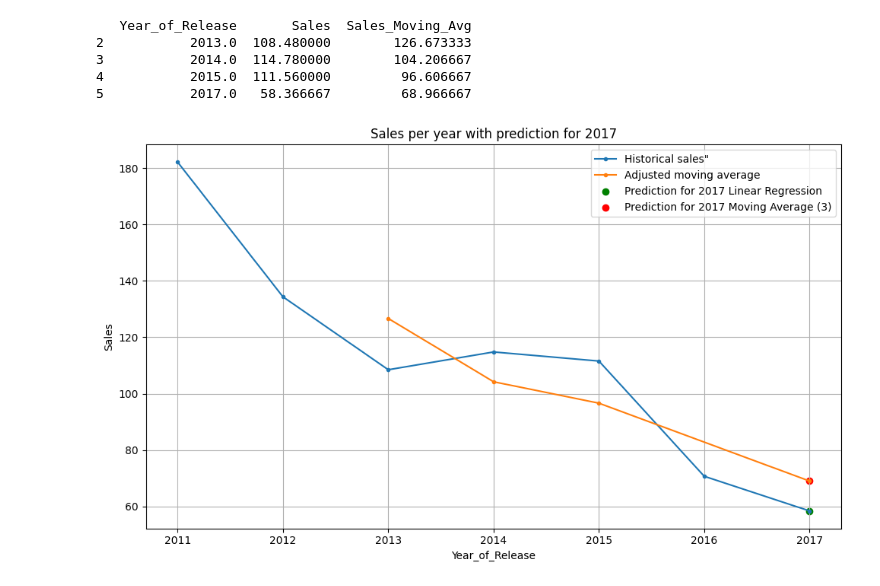
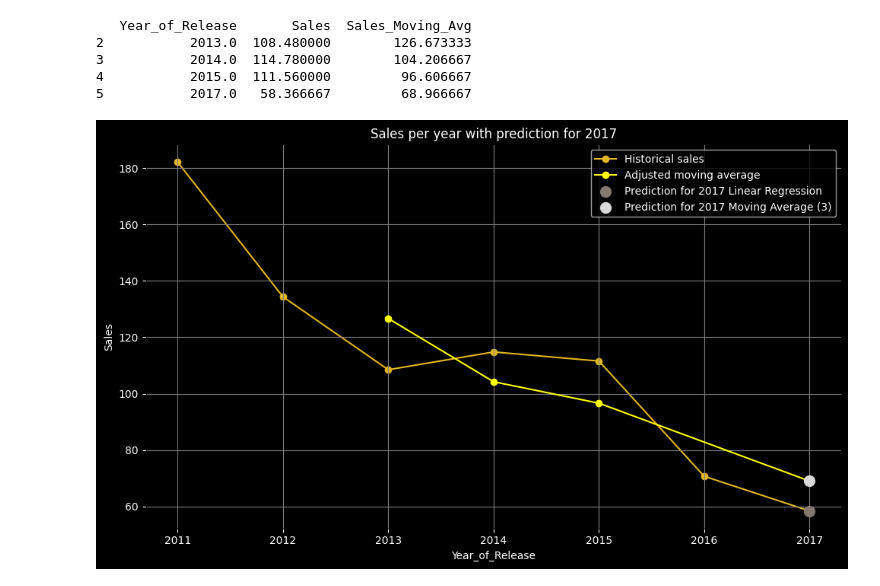
Before and after one commit to R4F43LB/Video-game-analytics, a Jupyter notebook: EDAJupyterNotebooks/EDA_Video_Games_Sales.ipynb, the cells around one changed output. Saved outputs shown, nothing was run; the diff lists cells and outputs as text; code cells hidden in the pictures.

```diff
--- a/EDAJupyterNotebooks/EDA_Video_Games_Sales.ipynb
+++ b/EDAJupyterNotebooks/EDA_Video_Games_Sales.ipynb
@@ -502,31 +502,37 @@ print(total_sales_by_year)
 5           2017.0   58.366667         68.966667
 # %%
 # Plot historical data and prediction
-plt.figure(figsize=(10, 6))
+plt.figure(figsize=(10, 6),facecolor="#000000")
 
 
 # Original historical data
-plt.plot(Sale_by_Year['Year_of_Release'], Sale_by_Year['Sales'], marker='.', label='Historical sales"')
+plt.plot(Sale_by_Year['Year_of_Release'], Sale_by_Year['Sales'], marker='o', label='Historical sales', color='#E2B622',zorder=1)
 
 # Historical data with a 3-period moving average
-plt.plot(total_sales_by_year['Year_of_Release'], total_sales_by_year['Sales_Moving_Avg'], marker='.', label='Adjusted moving average')
+plt.plot(total_sales_by_year['Year_of_Release'], total_sales_by_year['Sales_Moving_Avg'], marker='o', label='Adjusted moving average',color='yellow',zorder=2)
 
 # Forecast period
-plt.scatter(2017, predicted_sales_2017, color='green', label='Prediction for 2017 Linear Regression')
+plt.scatter(2017, predicted_sales_2017, color='#837872', label='Prediction for 2017 Linear Regression',marker='o',zorder=3, s=100)
 
 # Forecast period with moving average
-plt.scatter(2017, predicted_sales_2017_improved, color='red', label='Prediction for 2017 Moving Average (3)')
+plt.scatter(2017, predicted_sales_2017_improved, color='#D9D9D9', label='Prediction for 2017 Moving Average (3)',marker='o',zorder=4, s=100)
 
+# color
+
+plt.rcParams['axes.facecolor'] = 'black'
+plt.rcParams['legend.facecolor'] = 'black'
+plt.tick_params(axis='x', colors='white')  # Color de los ejes x
+plt.tick_params(axis='y', colors='white')  # Color de los ejes y
 
 # Graph settings
-plt.title('Sales per year with prediction for 2017')
-plt.xlabel('Year_of_Release')
-plt.ylabel('Sales')
-plt.legend()
-plt.grid(True)
+plt.title('Sales per year with prediction for 2017',color='white')
+plt.xlabel('Year_of_Release',color='white')
+plt.ylabel('Sales',color='white')
+plt.legend(facecolor='black',labelcolor='white')
+plt.grid(True,color='gray')
 plt.tight_layout()
 
 # Show the graph
 plt.show()
 # %% [output]
-[figure, old version]
+[figure, new version]
```
Also changed, not shown: parts of 2 cells of this notebook, 3 other files.
